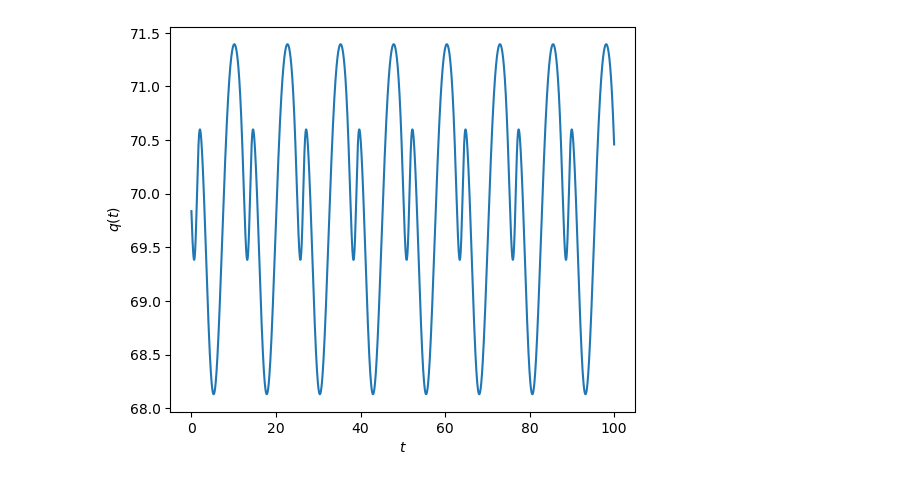
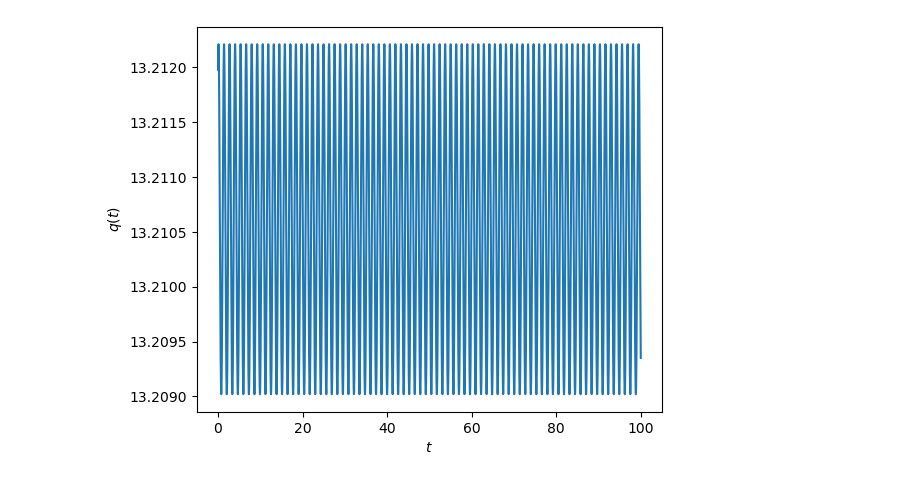
Before and after one commit to AedenLindelauf/Modelling-Week-Bosch, a Jupyter notebook: G.ipynb, the cells around one changed output. Saved outputs shown, nothing was run; the diff lists cells and outputs as text; code cells hidden in the pictures.

```diff
--- a/G.ipynb
+++ b/G.ipynb
@@ -3,21 +3,25 @@ from scipy.fft import fft, fftfreq
 import numpy as np
 import matplotlib.pyplot as plt
 # %%
-def G(x, y, t, omega):
-    alpha = np.pi/8
-    v = 1
-    U = 1
-
-    X = x*np.cos(alpha - np.pi/2) - y*np.sin(alpha - np.pi/2)-U*t
+def G2(x, y, t, omega): # updated G function using
+    # Precompute geometry
+    X = x*np.cos(alpha - np.pi/2) - y*np.sin(alpha - np.pi/2) - U_bar*t
     Y = x*np.sin(alpha - np.pi/2) + y*np.cos(alpha - np.pi/2)
 
-    xi = 2*v*np.sin(alpha)/omega * (np.sin(omega*X/(2*U))- np.sin(-omega*t/2))
+    # Effective wavenumber
+    k = 0.5 * omega * v_Bar * (np.cos(alpha) - 1/np.cos(alpha))
+
+    # Reference X0 (the inlet, moving with -U_bar*t)
+    X0 = -U_bar * t
+
+    # xi with inlet correction so xi=0 at X=-U_bar*t
+    xi = (v1 * np.sin(alpha) / U_bar) * ((np.sin(k*X) - np.sin(k*X0)) / k)
 
     return Y - xi
 # %%
 # Meshgrid
-x = np.linspace(0, 10, 200)
-y = np.linspace(0, 10, 200)
+x = np.linspace(0, 1, 200)
+y = np.linspace(0, 2, 200)
 dx = x[1] - x[0]
 dy = y[1] - y[0]
 X, Y = np.meshgrid(x, y)
@@ -25,9 +29,9 @@ X, Y = np.meshgrid(x, y)
 # Parameters
 rho = 1.0
 h = 1.0
-s_L = 1.0
-epsilon = 0.1  # delta function approximation
-omega = 1.0
+#s_L = 1.0
+epsilon = 0.01  # delta function approximation
+omega = 100.0
 
 t = np.linspace(0, 100, 10000)
 
@@ -41,35 +45,45 @@ dt = 1 / Fs
 tf = fftfreq(N, dt)
 
 # u input velocity
-eps_a = 1
-U_bar = 1
+#U_bar = 1
+
 Q_bar = 1
 St = 1
+
+
+Sl = 0.31      # 0.31 for Methane, and 2.88 m/s
+v_Bar =  0.5      # mean upward velocity in the lab frame
+v1 = 0.01     # magnitude of velocity perturbation
+alpha = np.arcsin(Sl/v_Bar)
+
+U_bar = v_Bar*np.cos(alpha)
+
+eps_a = v1
 # %%
 
 q = [0] * len(t)
 
 for i in range(len(t)):
-    Z = G(X, Y, t[i], omega)
+    Z = G2(X, Y, t[i], omega)
 
     # Compute gradients
     dGdx, dGdy = np.gradient(Z, dx, dy)
     gradG = np.sqrt(dGdx**2 + dGdy**2)
 
     # Approximate delta function
     delta_G = (1/(epsilon*np.sqrt(np.pi))) * np.exp(-(Z**2)/(epsilon**2))
 
     # Numerical integral
     q[i] = 2 * np.pi * rho * h * np.sum(s_L * gradG * delta_G * dx * dy)
 
 
 plt.figure(figsize=(6,5))
 plt.plot(t,q)
 plt.xlabel(r'$t$')
 plt.ylabel(r'$q(t)$')
 plt.show()
 # %% [output]
-[figure, old version]
+[figure, new version]
 # %%
 # https://docs.scipy.org/doc/scipy/tutorial/fft.html
 qf = fft(q)
```
Also changed, not shown: parts of 3 cells of this notebook.
